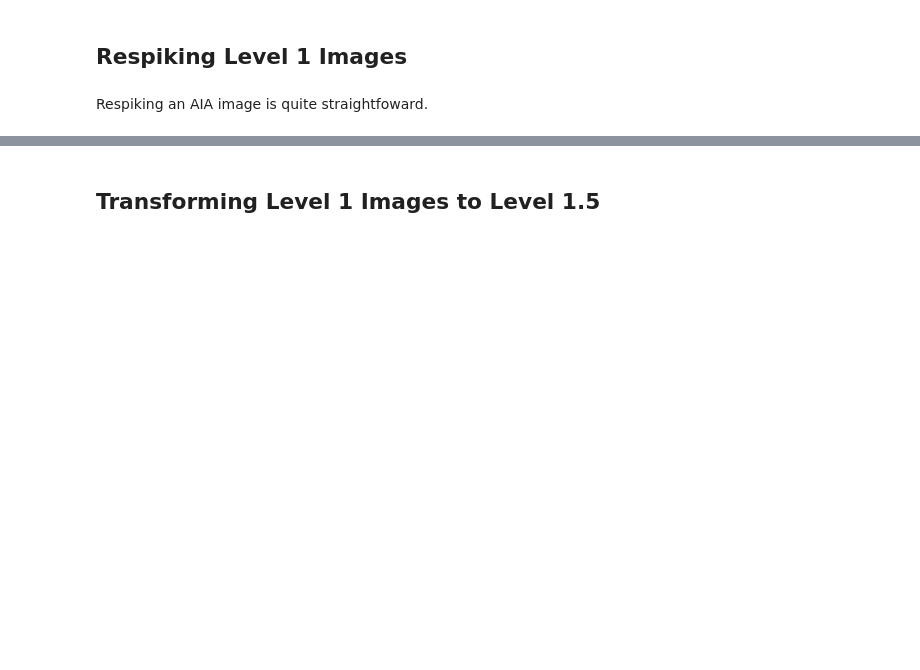
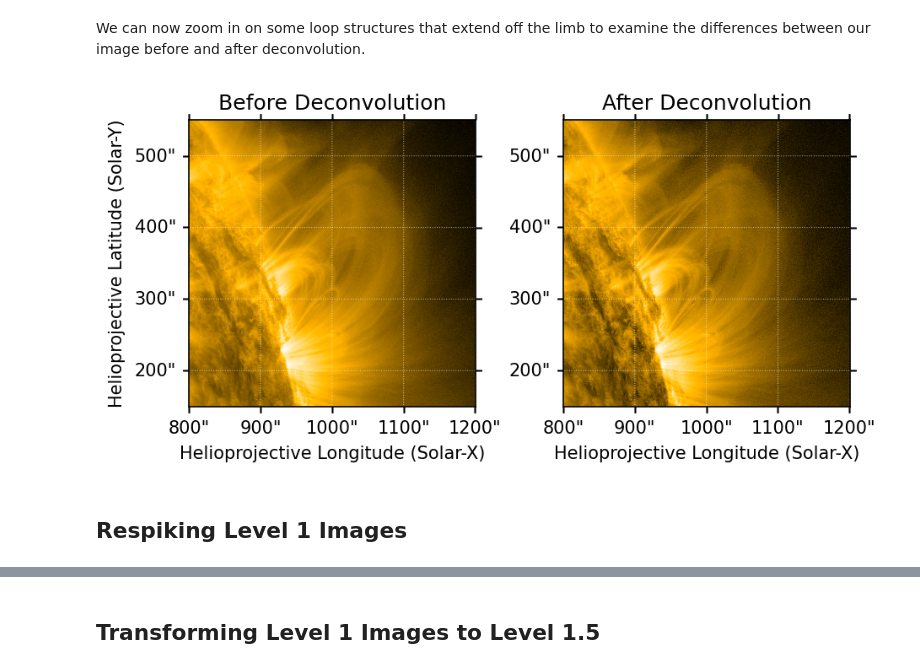
Before and after one commit to sunpy/sunpy.org, a Jupyter notebook: posts/2021/2021-10-01-aiapy-demo.ipynb, the cells around one changed output, grey strips where cells are left out. Cells and saved outputs as stored; diff of their text form; code cells hidden in the pictures; blank space fills up the shorter version.

```diff
--- a/posts/2021/2021-10-01-aiapy-demo.ipynb
+++ b/posts/2021/2021-10-01-aiapy-demo.ipynb
@@ -59,4 +139,20 @@ m_171, m_335 = sunpy.map.Map(sorted(files))
+# %%
+m_171_deconvolved = deconvolve(m_171, psf=psf_171)
+# %% [markdown]
+We can now zoom in on some loop structures that extend off the limb to examine the differences between our image before and after deconvolution.
+# %%
+blc = SkyCoord(800,150,unit='arcsec',frame=m_171.coordinate_frame)
+fov = {'width': 400*u.arcsec, 'height': 400*u.arcsec}
+m_171_cutout = m_171.submap(blc, **fov)
+m_171_deconvolved_cutout = m_171_deconvolved.submap(blc, **fov)
+# %%
+fig = plt.figure(figsize=(7,3))
+ax = fig.add_subplot(121, projection=m_171_cutout)
+m_171_cutout.plot(axes=ax, title='Before Deconvolution')
+ax = fig.add_subplot(122, projection=m_171_deconvolved_cutout)
+m_171_deconvolved_cutout.plot(axes=ax, title='After Deconvolution')
+ax.coords[1].set_axislabel(' ')
+# %% [output]
+[figure, added]
 # %% [markdown]
 ## Respiking Level 1 Images
-# %% [markdown]
-Respiking an AIA image is quite straightfoward.
```
Also changed, not shown: parts of 82 cells of this notebook.
